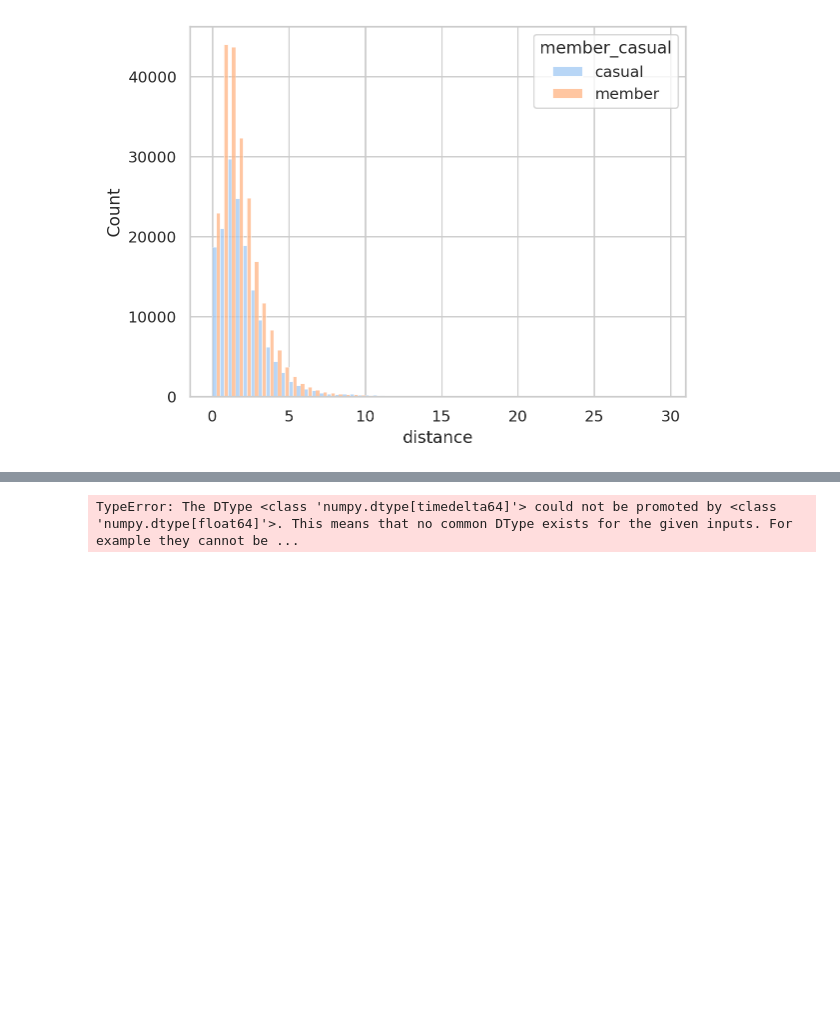
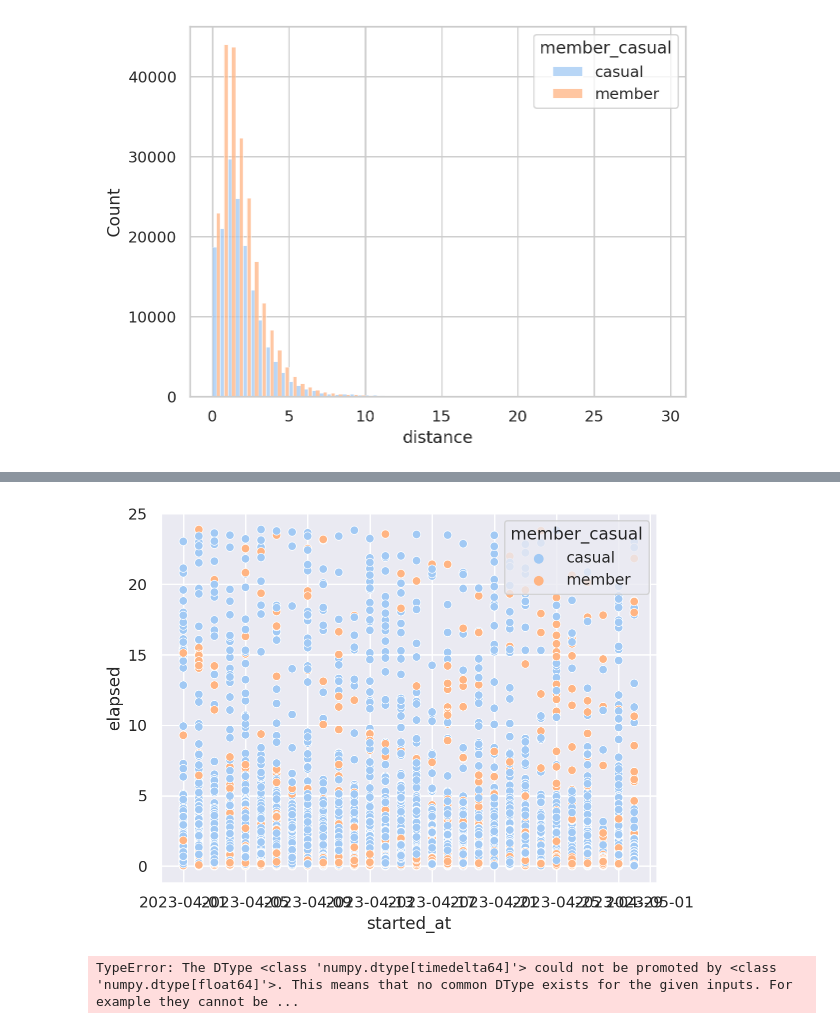
Before and after one commit to sian0x0/CA-data-science, a Jupyter notebook: 1-3/Capital Bike Share - Trip History EDA.ipynb, the cells around one changed output, grey strips where cells are left out. Drawn from its saved outputs; the diff is of its cells as text; code cells hidden in the pictures; blank space fills up the shorter version.

```diff
--- a/1-3/Capital Bike Share - Trip History EDA.ipynb
+++ b/1-3/Capital Bike Share - Trip History EDA.ipynb
@@ -428,0 +487,3 @@ sns.histplot(data=df_2023_04_nfs, x='distance', binwidth=0.5, hue='member_casual
+# %%
+sns.scatterplot(data=df_elap_filt, x=df_elap_filt.started_at.dt.date, y=df_elap_filt.elapsed.dt.seconds/3600, hue='member_casual')
+# %% [output]
@@ -429,2 +491,3 @@ sns.histplot(data=df_2023_04_nfs, x='distance', binwidth=0.5, hue='member_casual
+[figure, added]
 # %%
 # plot journey elapsed time, excluding false starts, by member status
```
Also changed, not shown: parts of 7 cells of this notebook.
